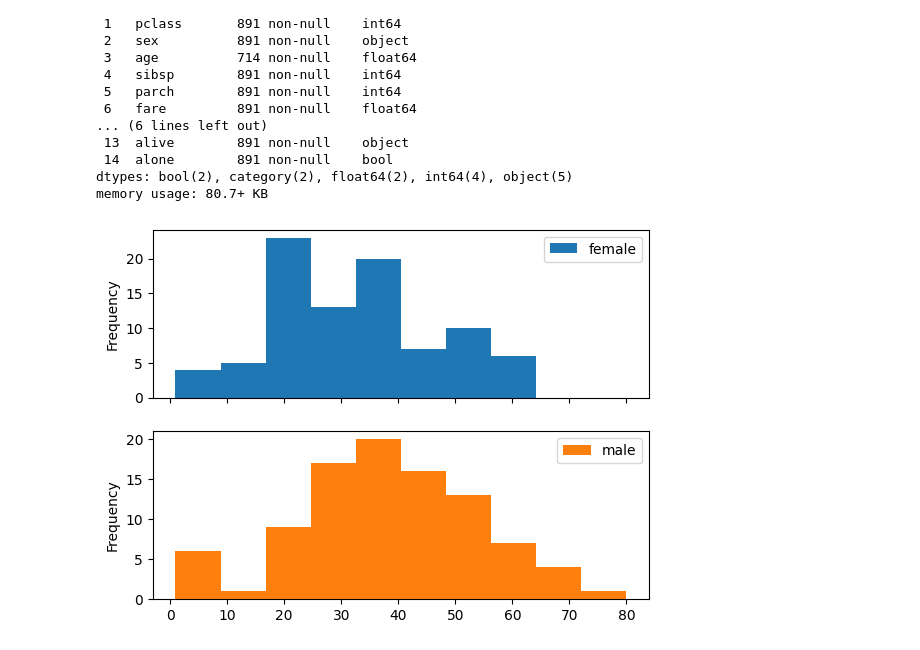
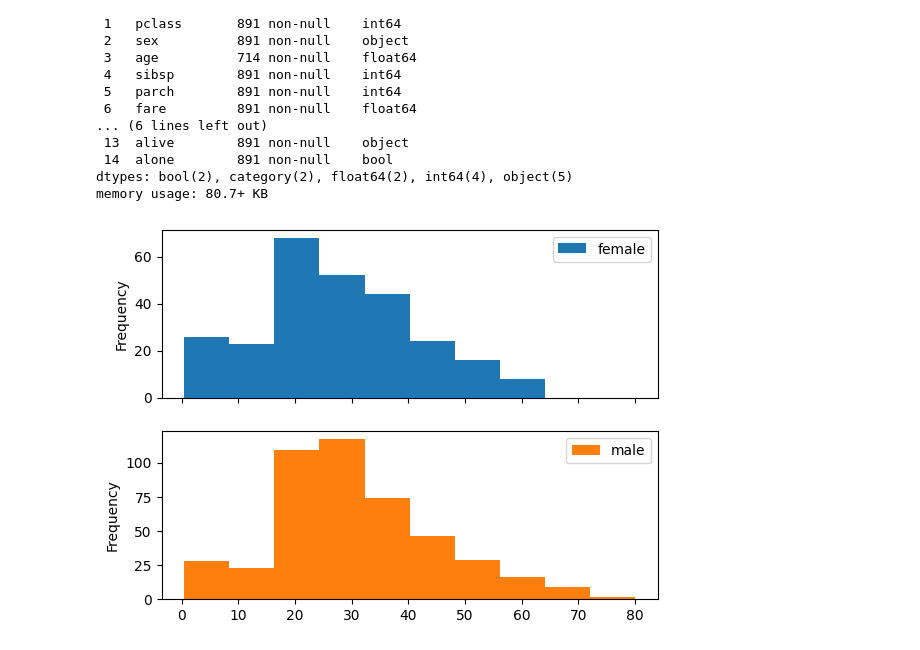
Before and after one commit to eltonflaviolima/Python_e_Dados, a Jupyter notebook: Tecnicas_de_programacao2/Aula01/Aula 1 - Gráficos com Pandas.ipynb, the cells around one changed output. Drawn from its saved outputs; the diff is of its cells as text; code cells hidden in the pictures.

```diff
--- a/Tecnicas_de_programacao2/Aula01/Aula 1 - Gráficos com Pandas.ipynb
+++ b/Tecnicas_de_programacao2/Aula01/Aula 1 - Gráficos com Pandas.ipynb
@@ -828,6 +867,6 @@ Data columns (total 15 columns):
 dtypes: bool(2), category(2), float64(2), int64(4), object(5)
 memory usage: 80.7+ KB
 # %%
-dfTitanic.dropna().reset_index().pivot('index', 'sex', 'age').plot.hist(subplots=True);
+dfTitanic[['sex', 'age']].reset_index().pivot('index', 'sex', 'age').plot.hist(subplots=True);
 # %% [output]
-[figure, old version]
+[figure, new version]
```
Also changed, not shown: parts of 28 cells of this notebook, 1 other file.
